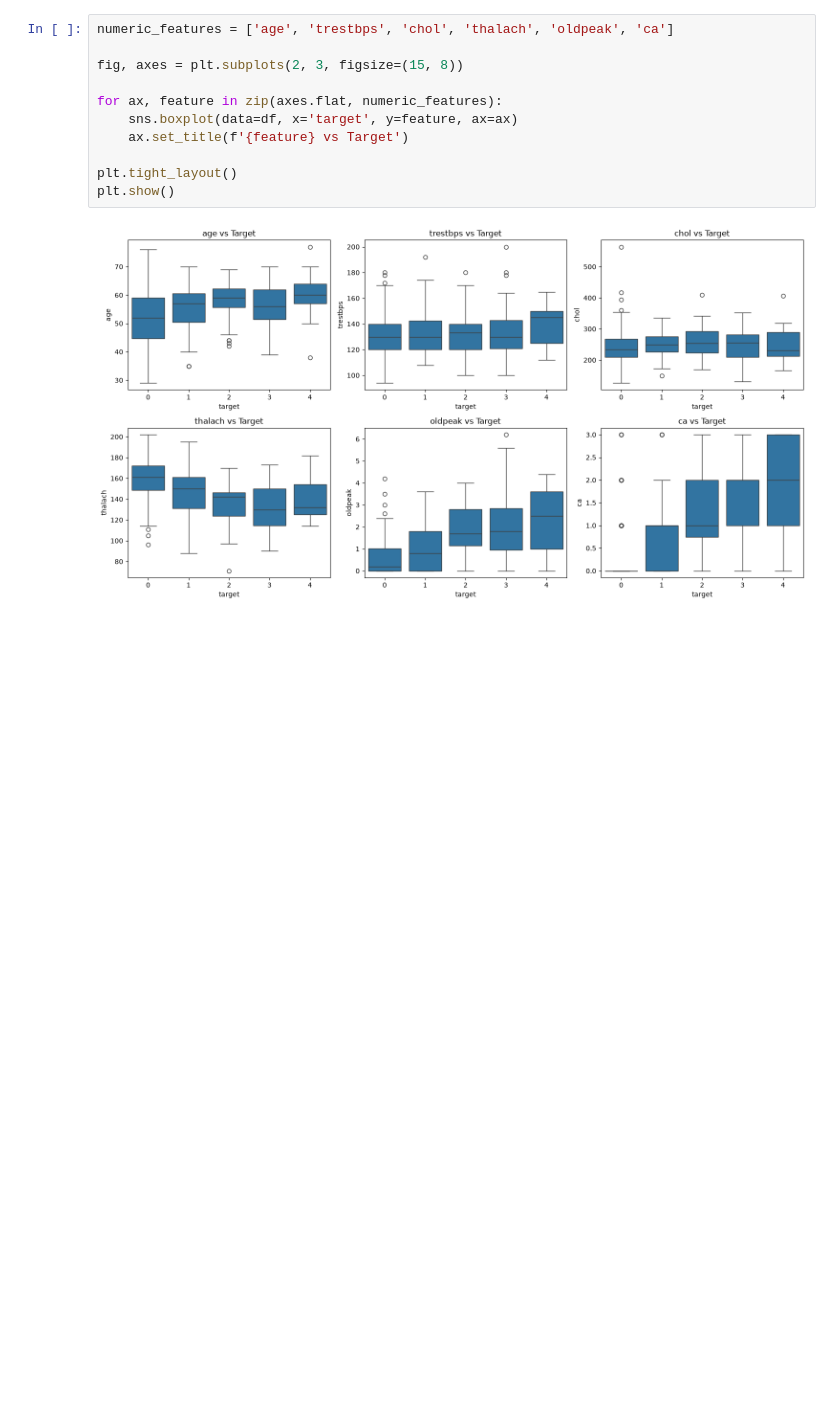
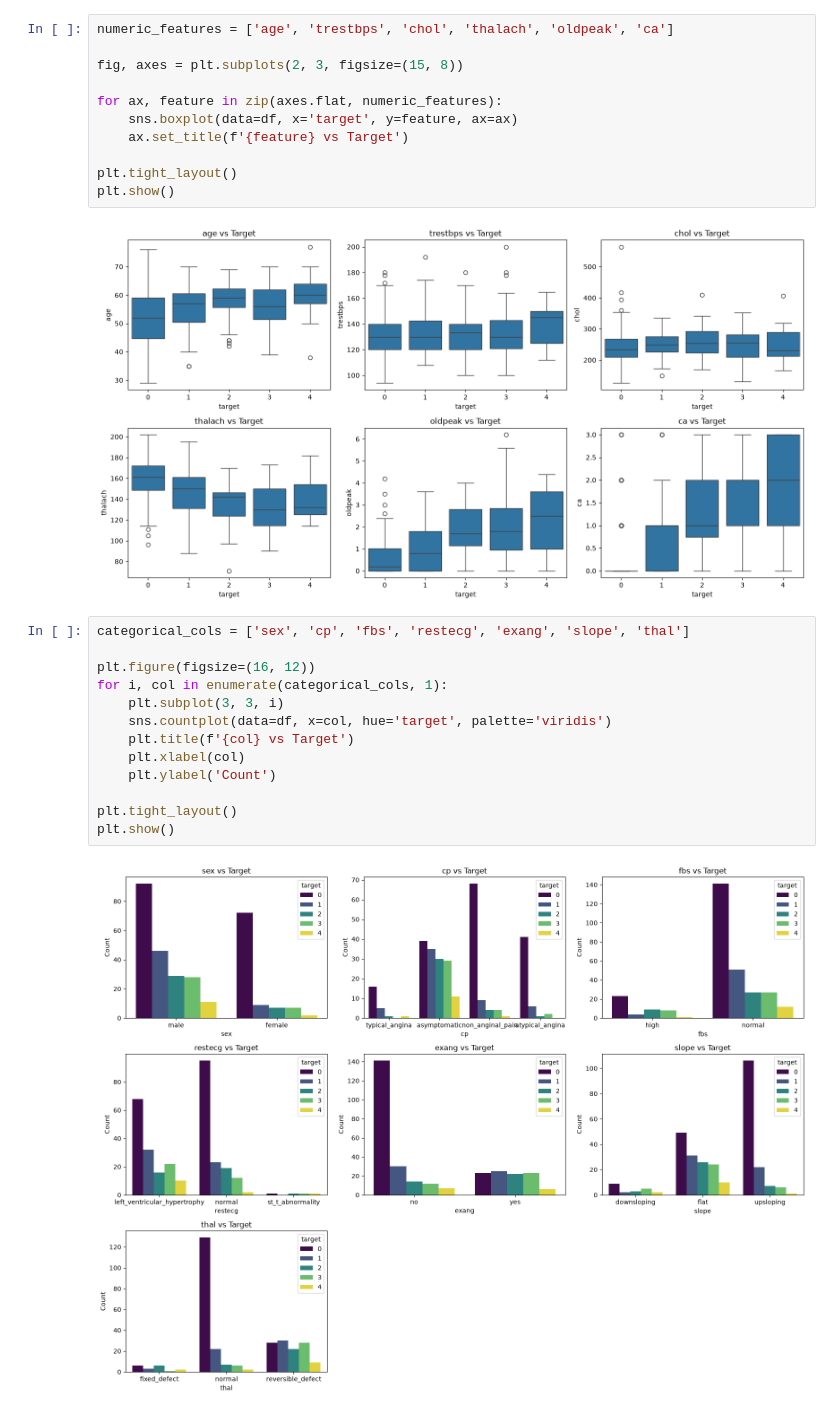
Before and after one commit to zelkadiri603-lang/CodeAlpha_DiseasePrediction, a Jupyter notebook: notebooks/01_data_exploration.ipynb, the cells around one changed output. Cells and saved outputs as stored; diff of their text form; blank space fills up the shorter version.

Commit message:
Update heart disease data exploration

```diff
--- a/notebooks/01_data_exploration.ipynb
+++ b/notebooks/01_data_exploration.ipynb
@@ -224,3 +226,18 @@ plt.tight_layout()
 plt.show()
 # %% [output]
 [figure]
+# %%
+categorical_cols = ['sex', 'cp', 'fbs', 'restecg', 'exang', 'slope', 'thal']
+
+plt.figure(figsize=(16, 12))
+for i, col in enumerate(categorical_cols, 1):
+    plt.subplot(3, 3, i)
+    sns.countplot(data=df, x=col, hue='target', palette='viridis')
+    plt.title(f'{col} vs Target')
+    plt.xlabel(col)
+    plt.ylabel('Count')
+
+plt.tight_layout()
+plt.show()
+# %% [output]
+[figure, added]
```
Also changed, not shown: parts of 21 cells of this notebook.
